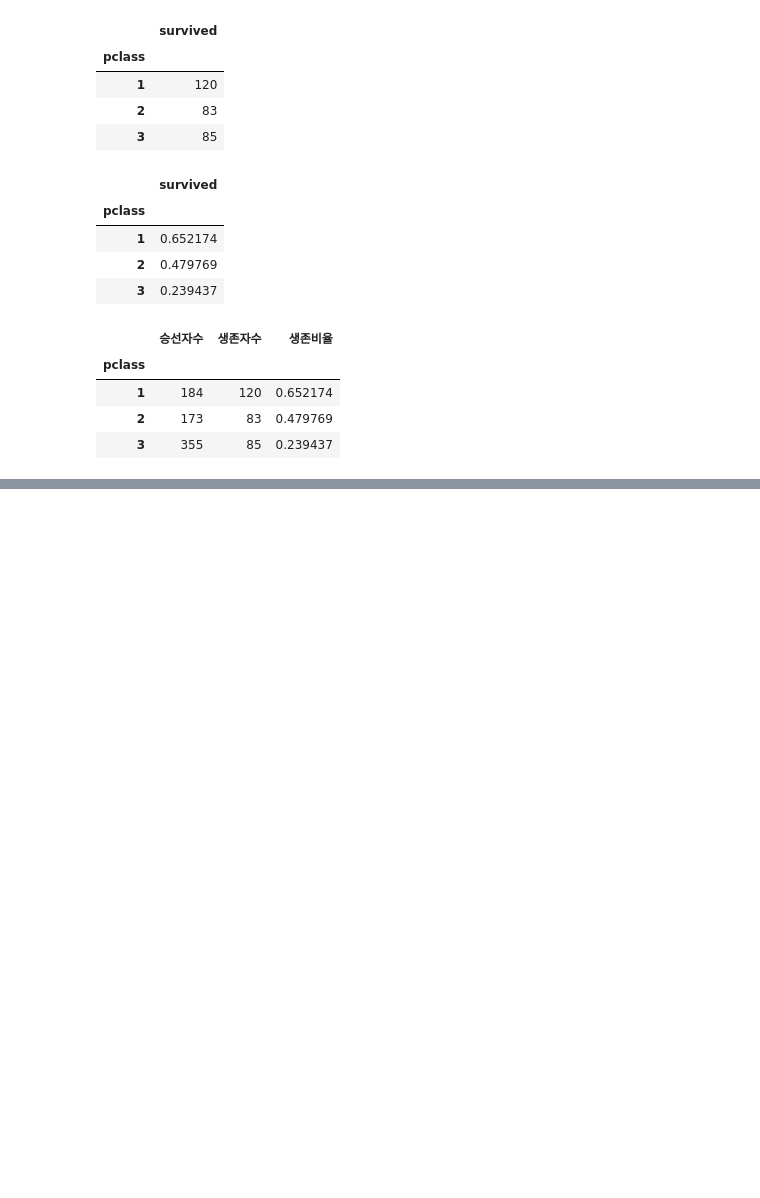
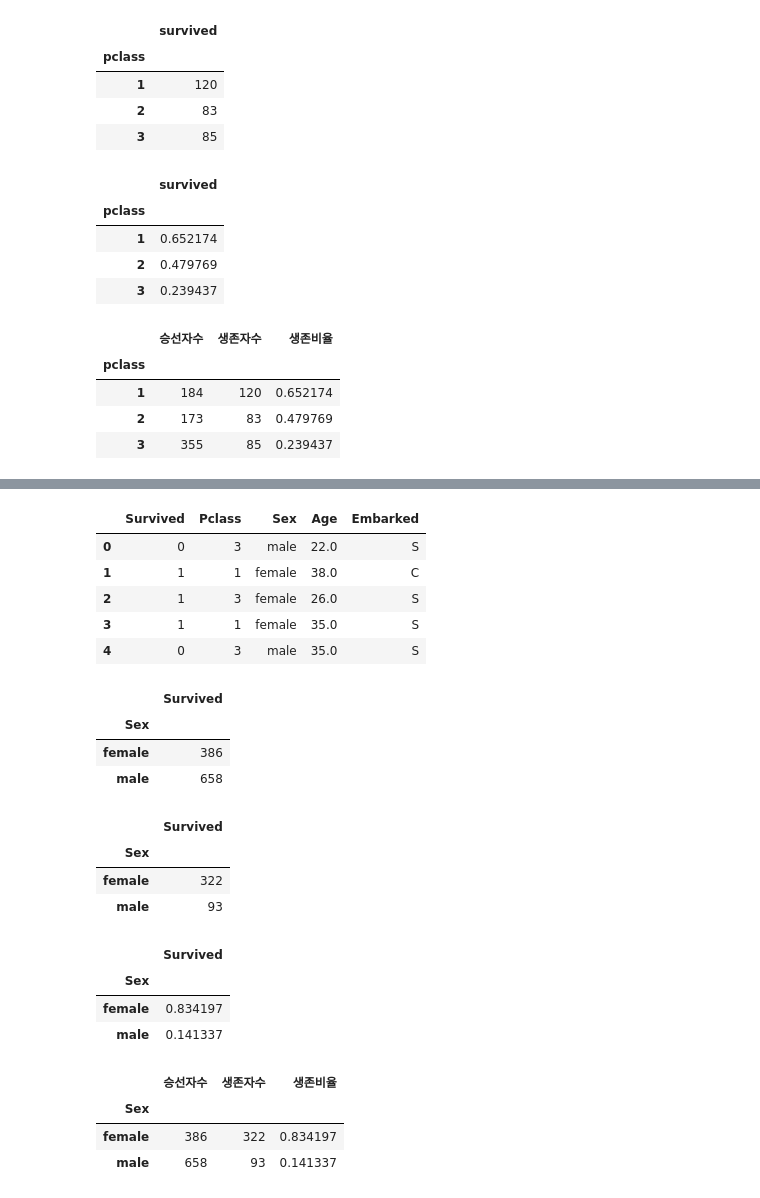
Before and after one commit to hyewon961117/hwstudy, a Jupyter notebook: HW11_데이터 전처리.ipynb, the cells around one changed output, grey strips where cells are left out. Cells and saved outputs as stored; diff of their text form; code cells hidden in the pictures; blank space fills up the shorter version.

```diff
--- a/HW11_데이터 전처리.ipynb
+++ b/HW11_데이터 전처리.ipynb
@@ -1638,3 +1599,52 @@ df_titanic8
 | male | 1 | 101 | 40 | 0.396040 |
 |  | 2 | 99 | 15 | 0.151515 |
 |  | 3 | 253 | 38 | 0.150198 |
+# %%
+df = pd.read_csv('titanic.csv')
+df = df[['Survived','Pclass', 'Sex', 'Age', 'Embarked']]
+df = df.dropna()
+df.head()
+# %% [output]
+|  | Survived | Pclass | Sex | Age | Embarked |
+| 0 | 0 | 3 | male | 22.0 | S |
+| 1 | 1 | 1 | female | 38.0 | C |
+| 2 | 1 | 3 | female | 26.0 | S |
+| 3 | 1 | 1 | female | 35.0 | S |
+| 4 | 0 | 3 | male | 35.0 | S |
+# %%
+# 성별 생존통계
+df5 = df.groupby('Sex')['Survived'].count().to_frame()
+df5
+# %% [output]
+|  | Survived |
+| Sex |  |
+| female | 386 |
+| male | 658 |
+# %%
+# 성별 생존자수
+df6 = df.groupby('Sex')['Survived'].sum().to_frame()
+df6
+# %% [output]
+|  | Survived |
+| Sex |  |
+| female | 322 |
+| male | 93 |
+# %%
+# 성별 생존률
+df7 = df.groupby('Sex')['Survived'].mean().to_frame()
+df7
+# %% [output]
+|  | Survived |
+| Sex |  |
+| female | 0.834197 |
+| male | 0.141337 |
+# %%
+# 성별 탑승자수, 생존자수, 생존률
+df8 = pd.concat([df5, df6, df7], axis = 1)
+df8.columns = ['승선자수', '생존자수', '생존비율']
+df8
+# %% [output]
+|  | 승선자수 | 생존자수 | 생존비율 |
+| Sex |  |  |  |
+| female | 386 | 322 | 0.834197 |
+| male | 658 | 93 | 0.141337 |
```
Also changed, not shown: parts of 10 cells of this notebook, 4 other files.
